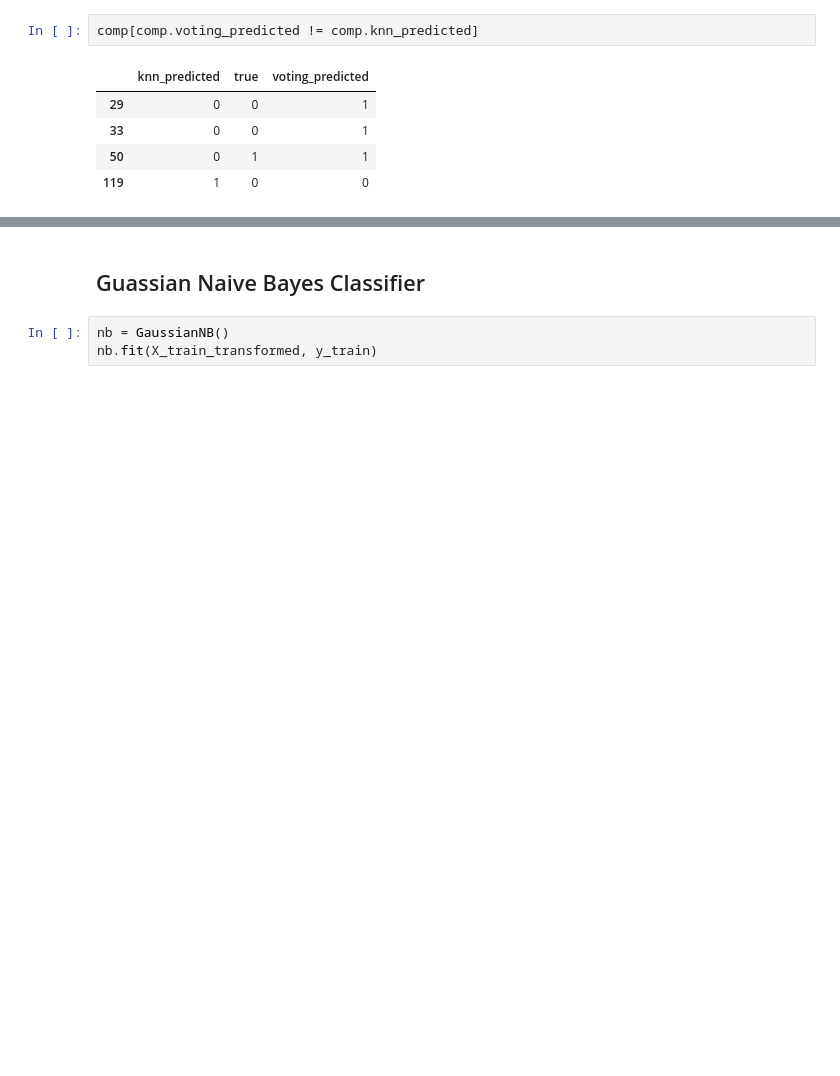
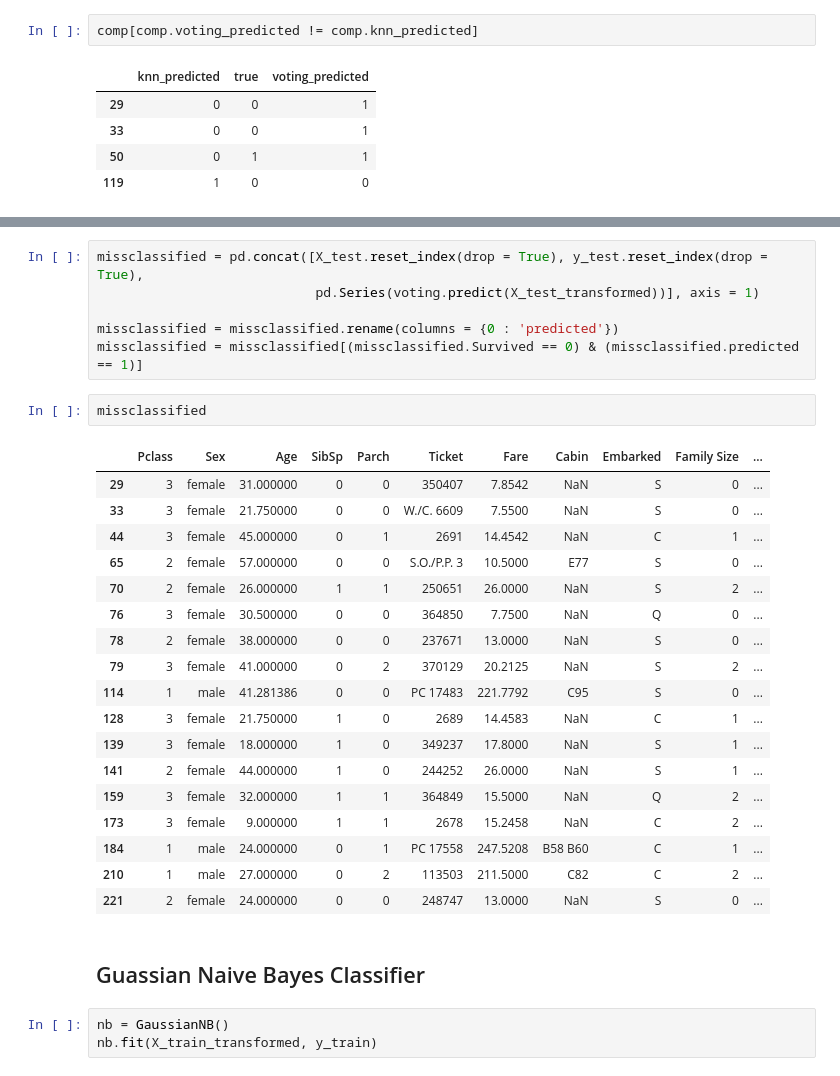
Before and after one commit to haleyej/SI_370_homework_5, a Jupyter notebook: homework_5.ipynb, the cells around one changed output, grey strips where cells are left out. Saved outputs shown, nothing was run; the diff lists cells and outputs as text; blank space fills up the shorter version.

```diff
--- a/homework_5.ipynb
+++ b/homework_5.ipynb
@@ -371,3 +397,30 @@ comp[comp.voting_predicted != comp.knn_predicted]
+# %%
+missclassified = pd.concat([X_test.reset_index(drop = True), y_test.reset_index(drop = True),
+                            pd.Series(voting.predict(X_test_transformed))], axis = 1)
+
+missclassified = missclassified.rename(columns = {0 : 'predicted'})
+missclassified = missclassified[(missclassified.Survived == 0) & (missclassified.predicted == 1)]
+# %%
+missclassified
+# %% [output]
+|  | Pclass | Sex | Age | SibSp | Parch | Ticket | Fare | Cabin | Embarked | Family Size | ... |
+| 29 | 3 | female | 31.000000 | 0 | 0 | 350407 | 7.8542 | NaN | S | 0 | ... |
+| 33 | 3 | female | 21.750000 | 0 | 0 | W./C. 6609 | 7.5500 | NaN | S | 0 | ... |
+| 44 | 3 | female | 45.000000 | 0 | 1 | 2691 | 14.4542 | NaN | C | 1 | ... |
+| 65 | 2 | female | 57.000000 | 0 | 0 | S.O./P.P. 3 | 10.5000 | E77 | S | 0 | ... |
+| 70 | 2 | female | 26.000000 | 1 | 1 | 250651 | 26.0000 | NaN | S | 2 | ... |
+| 76 | 3 | female | 30.500000 | 0 | 0 | 364850 | 7.7500 | NaN | Q | 0 | ... |
+| 78 | 2 | female | 38.000000 | 0 | 0 | 237671 | 13.0000 | NaN | S | 0 | ... |
+| 79 | 3 | female | 41.000000 | 0 | 2 | 370129 | 20.2125 | NaN | S | 2 | ... |
+| 114 | 1 | male | 41.281386 | 0 | 0 | PC 17483 | 221.7792 | C95 | S | 0 | ... |
+| 128 | 3 | female | 21.750000 | 1 | 0 | 2689 | 14.4583 | NaN | C | 1 | ... |
+| 139 | 3 | female | 18.000000 | 1 | 0 | 349237 | 17.8000 | NaN | S | 1 | ... |
+| 141 | 2 | female | 44.000000 | 1 | 0 | 244252 | 26.0000 | NaN | S | 1 | ... |
+| 159 | 3 | female | 32.000000 | 1 | 1 | 364849 | 15.5000 | NaN | Q | 2 | ... |
+| 173 | 3 | female | 9.000000 | 1 | 1 | 2678 | 15.2458 | NaN | C | 2 | ... |
+| 184 | 1 | male | 24.000000 | 0 | 1 | PC 17558 | 247.5208 | B58 B60 | C | 1 | ... |
+| 210 | 1 | male | 27.000000 | 0 | 2 | 113503 | 211.5000 | C82 | C | 2 | ... |
+| 221 | 2 | female | 24.000000 | 0 | 0 | 248747 | 13.0000 | NaN | S | 0 | ... |
 # %% [markdown]
 <h2>Guassian Naive Bayes Classifier</h2>
 # %%
```
Also changed, not shown: parts of 8 cells of this notebook.
